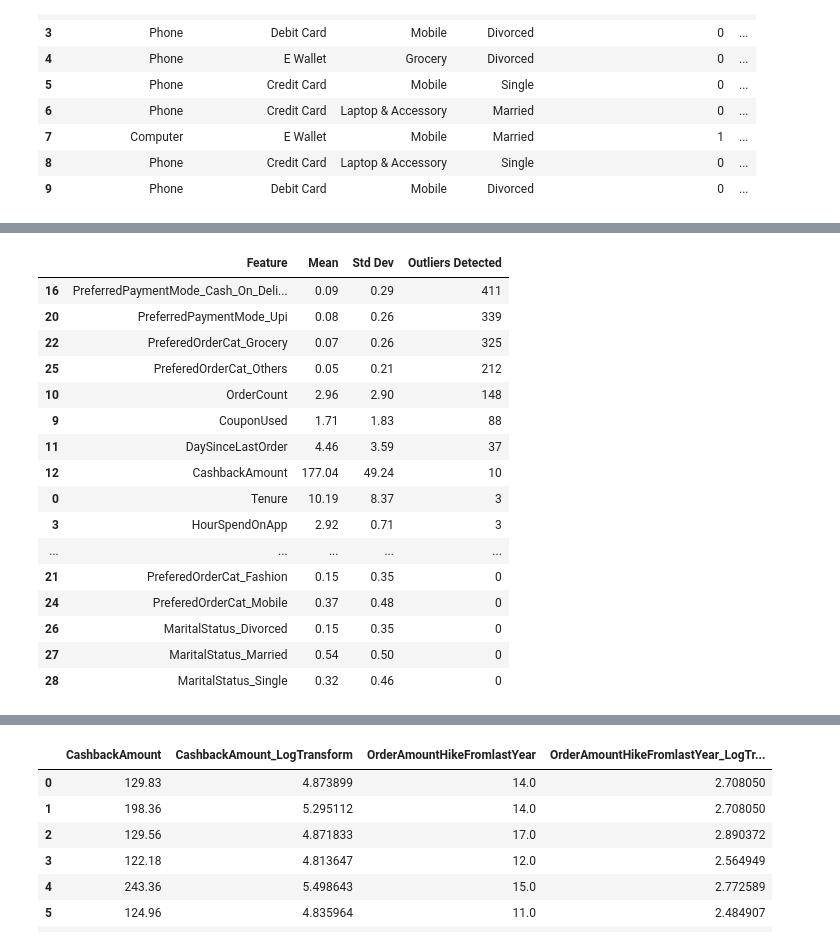
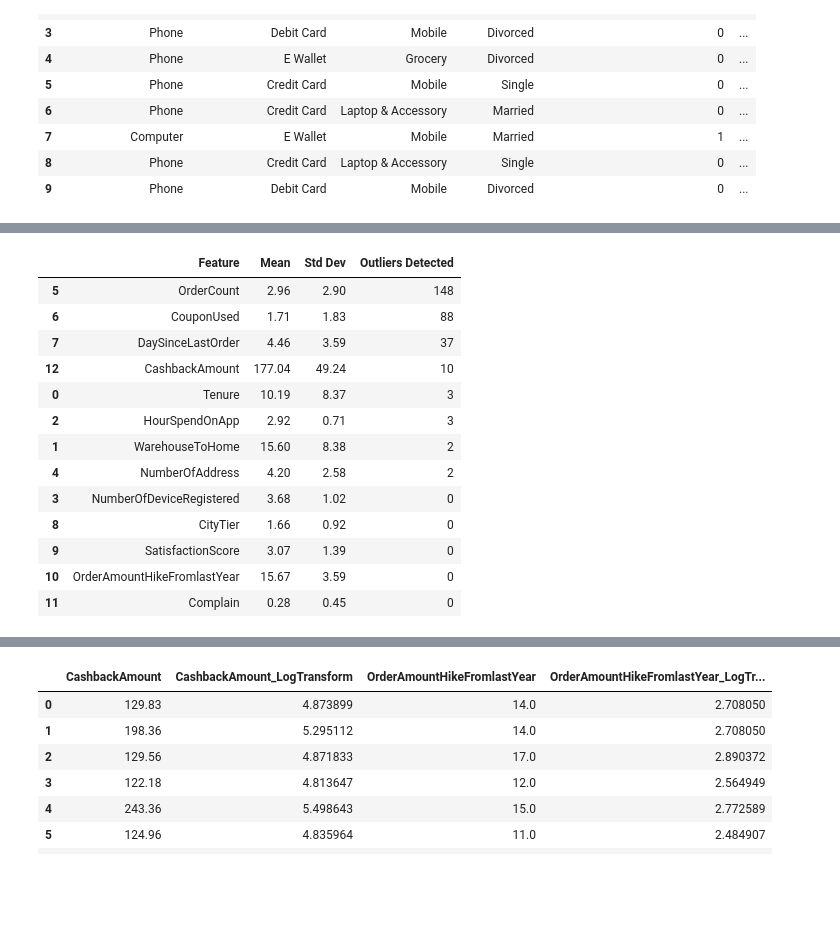
Before and after one commit to DrishtiNigam1928/CUSTOMER_CHURN, a Jupyter notebook: notebooks/main_analysis.ipynb, the cells around one changed output, grey strips where cells are left out. Saved outputs shown, nothing was run; the diff lists cells and outputs as text; code cells hidden in the pictures; blank space fills up the shorter version.

```diff
--- a/notebooks/main_analysis.ipynb
+++ b/notebooks/main_analysis.ipynb
@@ -199,7 +216,7 @@ def calc_range(min_val, max_val):
 
 stats_dict = {}
 
-for col in numerical_vars:
+for col in features_to_test:
     values = [v for v in df[col] if pd.notna(v)]
 
     col_mean = calc_mean(values)
@@ -420,12 +452,9 @@ PreferedOrderCat: ['Fashion', 'Grocery', 'Laptop & Accessory', 'Mobile', 'Others
 MaritalStatus: ['Divorced', 'Married', 'Single']
 # %%
 # --- D2: Check numeric columns for impossible/negative values
-numeric_check_cols = ["Tenure", "WarehouseToHome", "HourSpendOnApp", "NumberOfDeviceRegistered",
-                      "SatisfactionScore", "NumberOfAddress", "OrderAmountHikeFromlastYear",
-                      "CouponUsed", "OrderCount", "DaySinceLastOrder", "CashbackAmount"]
 
 invalid_report = []
-for col in numeric_check_cols:
+for col in features_to_test:
     if col in df_cleaned.columns:
         negative_count = (df_cleaned[col] < 0).sum()
         invalid_report.append({"Feature": col, "Negative Values": negative_count})
@@ -560,7 +591,23 @@ def calc_q3(values):
 iqr_report = []
 outlier_indices_by_col = {}   # store row indices for later decisions
 
-for col in numerical_vars:
+features_to_test = [
+    'Tenure',
+    'WarehouseToHome',
+    'HourSpendOnApp',
+    'NumberOfDeviceRegistered',
+    'NumberOfAddress',
+    'OrderCount',
+    'CouponUsed',
+    'DaySinceLastOrder',
+    'CityTier',
+    'SatisfactionScore',
+    'OrderAmountHikeFromlastYear',
+    'Complain',
+    'CashbackAmount'
+]
+
+for col in features_to_test:
     values = df_cleaned[col].dropna().tolist()
 
     q1 = calc_q1(values)
@@ -604,7 +648,7 @@ iqr_table
 # %%
 #  Library verification (NumPy quantile)
 verify_rows = []
-for col in numerical_vars:
+for col in features_to_test:
     values = df_cleaned[col].dropna()
     lib_q1 = np.quantile(values, 0.25)
     lib_q3 = np.quantile(values, 0.75)
@@ -642,51 +683,48 @@ z_score_report = []
 z_outlier_indices_by_col = {} # store row indices for Z-score outliers
 z_threshold = 3.0 # using standard threshold i.e. [3.0]
 
-for col in numerical_vars:
+for col in features_to_test:
   values = df_cleaned[col].dropna().tolist()
   # resuing B2 tasks custom funtions for calculating mean and standard deviation
   mean_val = calc_mean(values)
   variance_val = calc_variance(values, mean_val)
   std_val = calc_std(variance_val)
 
   # edge case where standard deviation is 0 (i.e. all values identical)
   if std_val==0:
     outlier_count=0
     z_outlier_indices_by_col[col]=[]
   else:
     # checking for observations with absolute Z-score > 3.0
     # condition is being applied using lambda function
     outliers = df_cleaned[df_cleaned[col].dropna().apply(lambda x: abs((x - mean_val)/std_val) > z_threshold)]
     outlier_count = len(outliers)
     z_outlier_indices_by_col[col] = outliers.index.tolist()
 
   z_score_report.append({
      "Feature": col,
      "Mean": round(mean_val, 2),
      "Std Dev": round(std_val, 2),
      "Outliers Detected": outlier_count
   })
 
 z_table = pd.DataFrame(z_score_report).sort_values("Outliers Detected", ascending=False)
 display(z_table)
 # %% [output]
 |  | Feature | Mean | Std Dev | Outliers Detected |
-| 16 | PreferredPaymentMode_Cash_On_Deli... | 0.09 | 0.29 | 411 |
-| 20 | PreferredPaymentMode_Upi | 0.08 | 0.26 | 339 |
-| 22 | PreferedOrderCat_Grocery | 0.07 | 0.26 | 325 |
-| 25 | PreferedOrderCat_Others | 0.05 | 0.21 | 212 |
-| 10 | OrderCount | 2.96 | 2.90 | 148 |
-| 9 | CouponUsed | 1.71 | 1.83 | 88 |
-| 11 | DaySinceLastOrder | 4.46 | 3.59 | 37 |
+| 5 | OrderCount | 2.96 | 2.90 | 148 |
+| 6 | CouponUsed | 1.71 | 1.83 | 88 |
+| 7 | DaySinceLastOrder | 4.46 | 3.59 | 37 |
 | 12 | CashbackAmount | 177.04 | 49.24 | 10 |
 | 0 | Tenure | 10.19 | 8.37 | 3 |
-| 3 | HourSpendOnApp | 2.92 | 0.71 | 3 |
-| ... | ... | ... | ... | ... |
-| 21 | PreferedOrderCat_Fashion | 0.15 | 0.35 | 0 |
-| 24 | PreferedOrderCat_Mobile | 0.37 | 0.48 | 0 |
-| 26 | MaritalStatus_Divorced | 0.15 | 0.35 | 0 |
-| 27 | MaritalStatus_Married | 0.54 | 0.50 | 0 |
-| 28 | MaritalStatus_Single | 0.32 | 0.46 | 0 |
+| 2 | HourSpendOnApp | 2.92 | 0.71 | 3 |
+| 1 | WarehouseToHome | 15.60 | 8.38 | 2 |
+| 4 | NumberOfAddress | 4.20 | 2.58 | 2 |
+| 3 | NumberOfDeviceRegistered | 3.68 | 1.02 | 0 |
+| 8 | CityTier | 1.66 | 0.92 | 0 |
+| 9 | SatisfactionScore | 3.07 | 1.39 | 0 |
+| 10 | OrderAmountHikeFromlastYear | 15.67 | 3.59 | 0 |
+| 11 | Complain | 0.28 | 0.45 | 0 |
 # %%
 # Library Verification using SciPy zscore for F2 Task
 from scipy.stats import zscore
```
Also changed, not shown: parts of 25 cells of this notebook.
